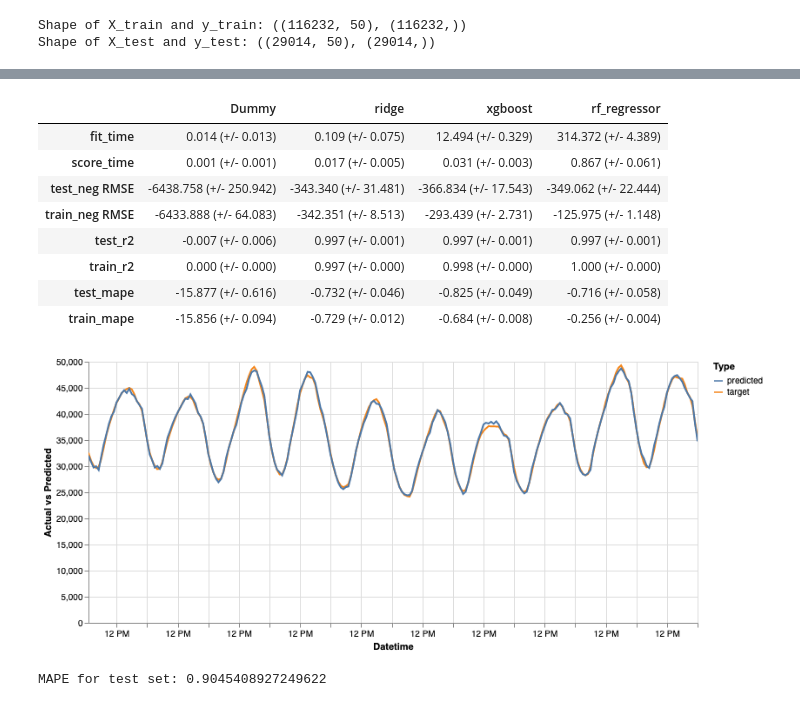
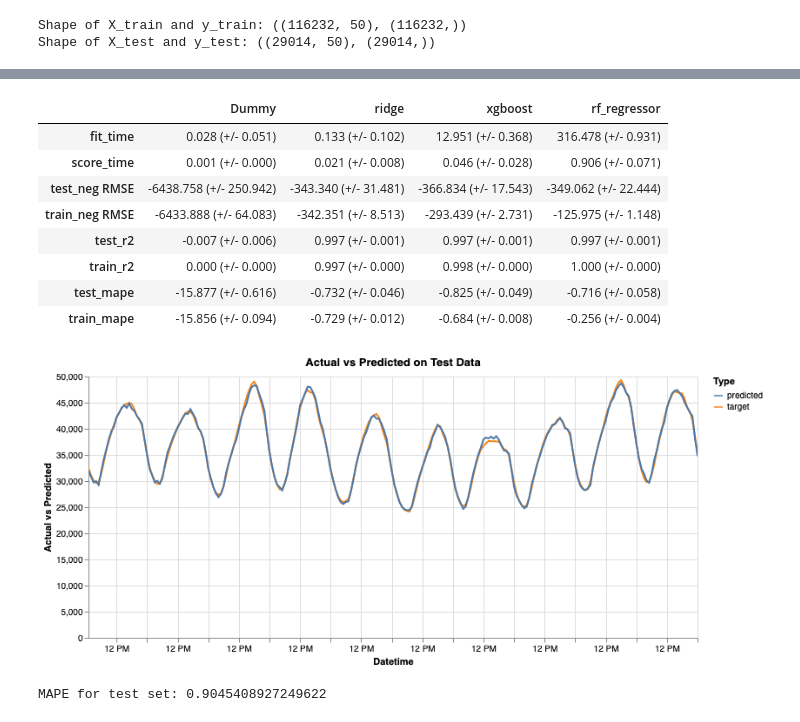
Before and after one commit to arijc76/stock-lstm, a Jupyter notebook: timeseries_using_lags.ipynb, the cells around one changed output, grey strips where cells are left out. Drawn from its saved outputs; the diff is of its cells as text; code cells hidden in the pictures.

```diff
--- a/timeseries_using_lags.ipynb
+++ b/timeseries_using_lags.ipynb
@@ -82,8 +82,8 @@ def generate_lags(df, num_lags):
 # %%
 # Custom transformer for automated feature extraction
 class UniveriateTimeSeriesAddFeatures(BaseEstimator, TransformerMixin):
-    def __init__(self, num_lags=10):
-        self.num_lags = num_lags
+    def __init__(self, num_feats=4):
+        self.num_feats = num_feats
 
     def __extract_features(self, X):
         """
@@ -238,7 +238,7 @@ Shape of X_test and y_test: ((29064, 10), (29064,))
 # %%
 preprocessor = Pipeline(
     [
-        ('add_lag_step', UniveriateTimeSeriesAddFeatures(num_lags=10)),
+        ('add_lag_step', UniveriateTimeSeriesAddFeatures()),
         ('stdscaler', StandardScaler())
     ]
 )
@@ -373,7 +374,7 @@ Shape of X_test and y_test: ((29014, 50), (29014,))
 # %%
 preprocessor = Pipeline(
     [
-        ('add_lag_step', UniveriateTimeSeriesAddFeatures(num_lags=10)),
+        ('add_lag_step', UniveriateTimeSeriesAddFeatures()),
         ('stdscaler', StandardScaler())
     ]
 )
@@ -416,8 +417,8 @@ for (name, model) in models.items():
 pd.DataFrame(results)
 # %% [output]
 |  | Dummy | ridge | xgboost | rf_regressor |
-| fit_time | 0.014 (+/- 0.013) | 0.109 (+/- 0.075) | 12.494 (+/- 0.329) | 314.372 (+/- 4.389) |
-| score_time | 0.001 (+/- 0.001) | 0.017 (+/- 0.005) | 0.031 (+/- 0.003) | 0.867 (+/- 0.061) |
+| fit_time | 0.028 (+/- 0.051) | 0.133 (+/- 0.102) | 12.951 (+/- 0.368) | 316.478 (+/- 0.931) |
+| score_time | 0.001 (+/- 0.000) | 0.021 (+/- 0.008) | 0.046 (+/- 0.028) | 0.906 (+/- 0.071) |
 | test_neg RMSE | -6438.758 (+/- 250.942) | -343.340 (+/- 31.481) | -366.834 (+/- 17.543) | -349.062 (+/- 22.444) |
 | train_neg RMSE | -6433.888 (+/- 64.083) | -342.351 (+/- 8.513) | -293.439 (+/- 2.731) | -125.975 (+/- 1.148) |
 | test_r2 | -0.007 (+/- 0.006) | 0.997 (+/- 0.001) | 0.997 (+/- 0.001) | 0.997 (+/- 0.001) |
@@ -438,15 +439,16 @@ actual_vs_pred_df_long = pd.melt(actual_vs_pred_df, id_vars='Datetime')
 # actual_vs_pred_df_long.tail()
 # %%
 # Visualize the actual vs predicted chart for the last 2 days of the test data period
-alt.Chart(actual_vs_pred_df_long[actual_vs_pred_df_long.Datetime > '2018-07-24']).mark_line().encode(
+alt.Chart(actual_vs_pred_df_long[actual_vs_pred_df_long.Datetime > '2018-07-24'],
+          title='Actual vs Predicted on Test Data').mark_line().encode(
     x=alt.X('Datetime', type='temporal', title='Datetime'),
     y=alt.Y('value', type='quantitative', title='Actual vs Predicted'),
     color=alt.Color('variable', title='Type')
 ).properties(
     width=700
 ).interactive()
 # %% [output]
-[figure, old version]
+[figure, new version]
 # %%
 print(f'MAPE for test set: {mape(actual_vs_pred_df["target"], actual_vs_pred_df["predicted"])}')
 # %% [output]
```
Also changed, not shown: parts of 13 cells of this notebook.
